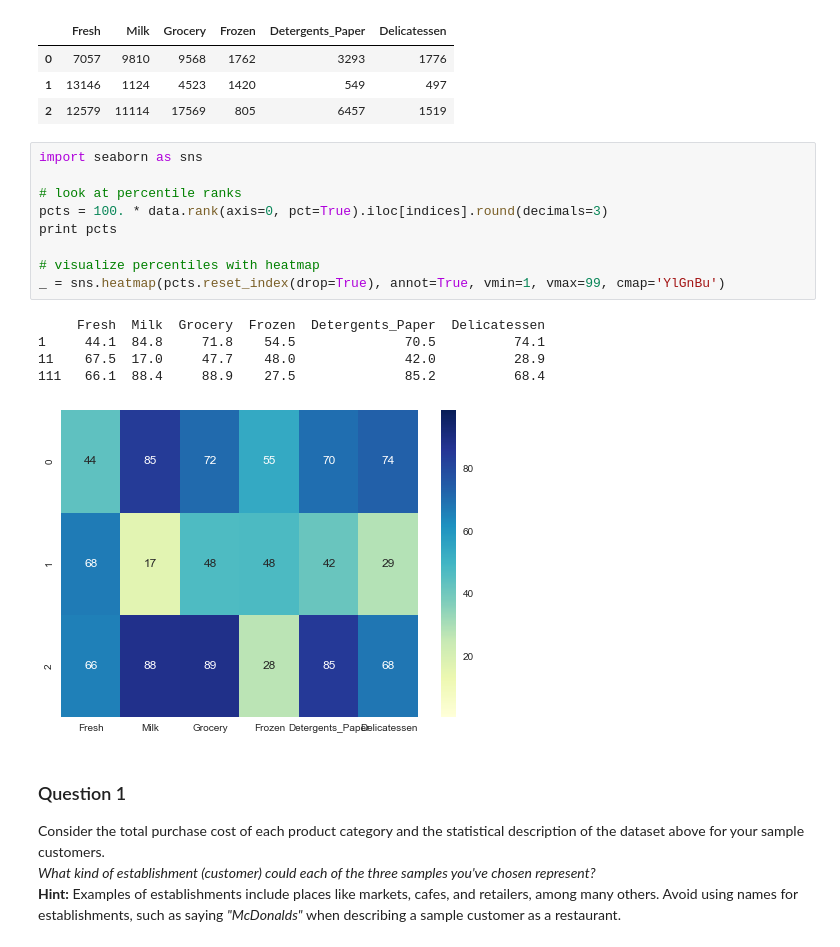
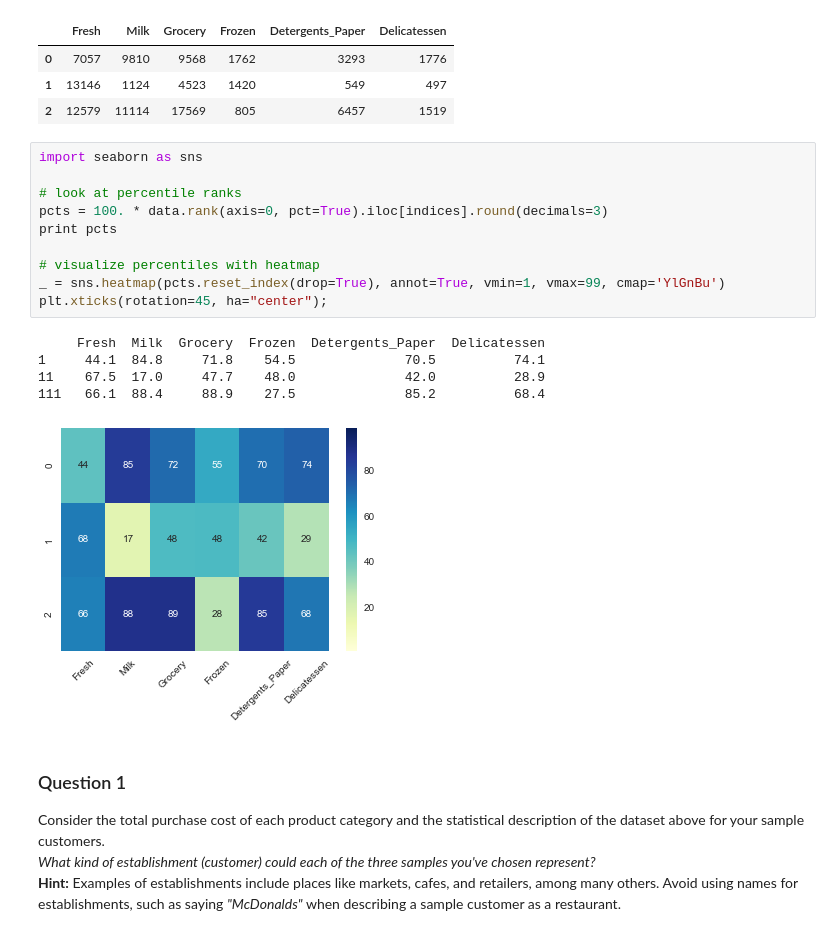
Before and after one commit to kcbighuge/p3-customer-segments, a Jupyter notebook: customer_segments_NEW.ipynb, the cells around one changed output. Saved outputs shown, nothing was run; the diff lists cells and outputs as text.

```diff
--- a/customer_segments_NEW.ipynb
+++ b/customer_segments_NEW.ipynb
@@ -88,18 +89,19 @@ Chosen samples of wholesale customers dataset:
 # %%
 import seaborn as sns
 
 # look at percentile ranks
 pcts = 100. * data.rank(axis=0, pct=True).iloc[indices].round(decimals=3)
 print pcts
 
 # visualize percentiles with heatmap
 _ = sns.heatmap(pcts.reset_index(drop=True), annot=True, vmin=1, vmax=99, cmap='YlGnBu')
+plt.xticks(rotation=45, ha="center");
 # %% [output]
      Fresh  Milk  Grocery  Frozen  Detergents_Paper  Delicatessen
 1     44.1  84.8     71.8    54.5              70.5          74.1
 11    67.5  17.0     47.7    48.0              42.0          28.9
 111   66.1  88.4     88.9    27.5              85.2          68.4
-[figure, old version]
+[figure, new version]
 # %% [markdown]
 ### Question 1
 Consider the total purchase cost of each product category and the statistical description of the dataset above for your sample customers.
```
Also changed, not shown: parts of 9 cells of this notebook.
